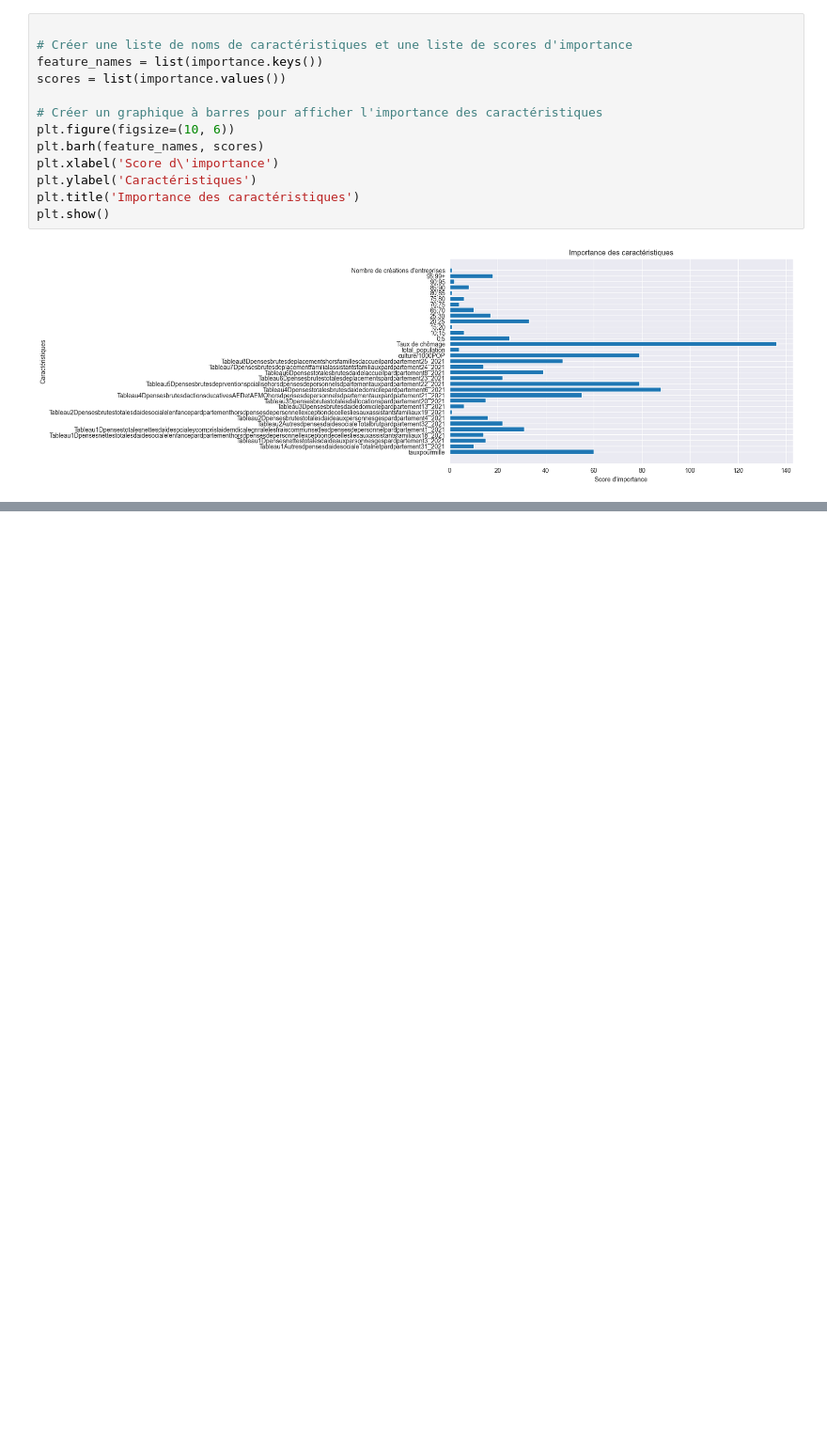
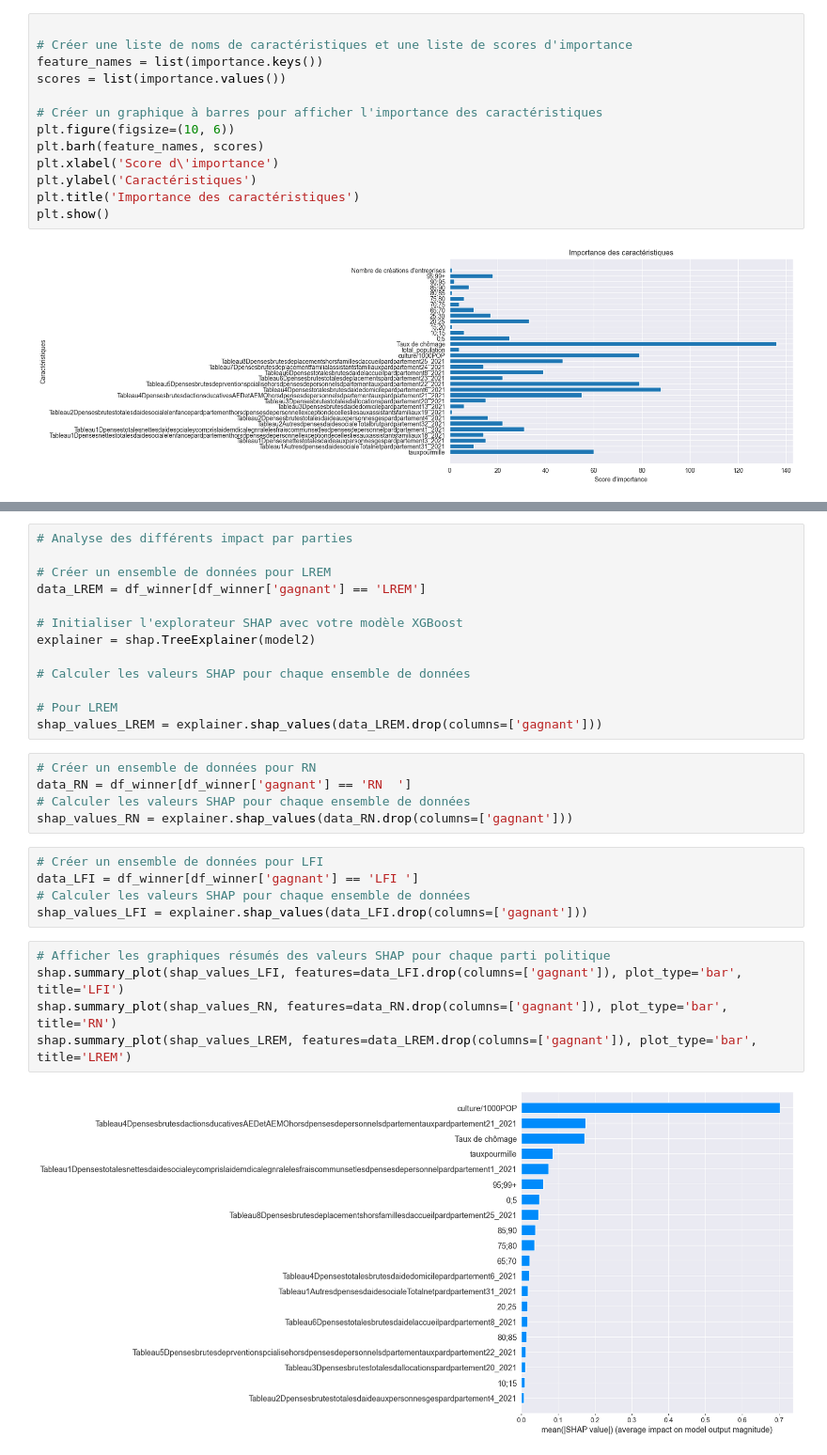
Before and after one commit to Gastonpallas/mspr-election, a Jupyter notebook: IA/XgBoost.ipynb, the cells around one changed output, grey strips where cells are left out. Shown at 94% size. Cells and saved outputs as stored; diff of their text form; blank space fills up the shorter version.

```diff
--- a/IA/XgBoost.ipynb
+++ b/IA/XgBoost.ipynb
@@ -145,0 +167,30 @@ plt.show()
+# %%
+# Analyse des différents impact par parties
+
+# Créer un ensemble de données pour LREM
+data_LREM = df_winner[df_winner['gagnant'] == 'LREM']
+
+# Initialiser l'explorateur SHAP avec votre modèle XGBoost
+explainer = shap.TreeExplainer(model2)
+
+# Calculer les valeurs SHAP pour chaque ensemble de données
+
+# Pour LREM
+shap_values_LREM = explainer.shap_values(data_LREM.drop(columns=['gagnant']))
+# %%
+# Créer un ensemble de données pour RN
+data_RN = df_winner[df_winner['gagnant'] == 'RN  ']
+# Calculer les valeurs SHAP pour chaque ensemble de données
+shap_values_RN = explainer.shap_values(data_RN.drop(columns=['gagnant']))
+# %%
+# Créer un ensemble de données pour LFI
+data_LFI = df_winner[df_winner['gagnant'] == 'LFI ']
+# Calculer les valeurs SHAP pour chaque ensemble de données
+shap_values_LFI = explainer.shap_values(data_LFI.drop(columns=['gagnant']))
+# %%
+# Afficher les graphiques résumés des valeurs SHAP pour chaque parti politique
+shap.summary_plot(shap_values_LFI, features=data_LFI.drop(columns=['gagnant']), plot_type='bar', title='LFI')
+shap.summary_plot(shap_values_RN, features=data_RN.drop(columns=['gagnant']), plot_type='bar', title='RN')
+shap.summary_plot(shap_values_LREM, features=data_LREM.drop(columns=['gagnant']), plot_type='bar', title='LREM')
+# %% [output]
+[figure, added]
```
Also changed, not shown: parts of 2 cells of this notebook.
